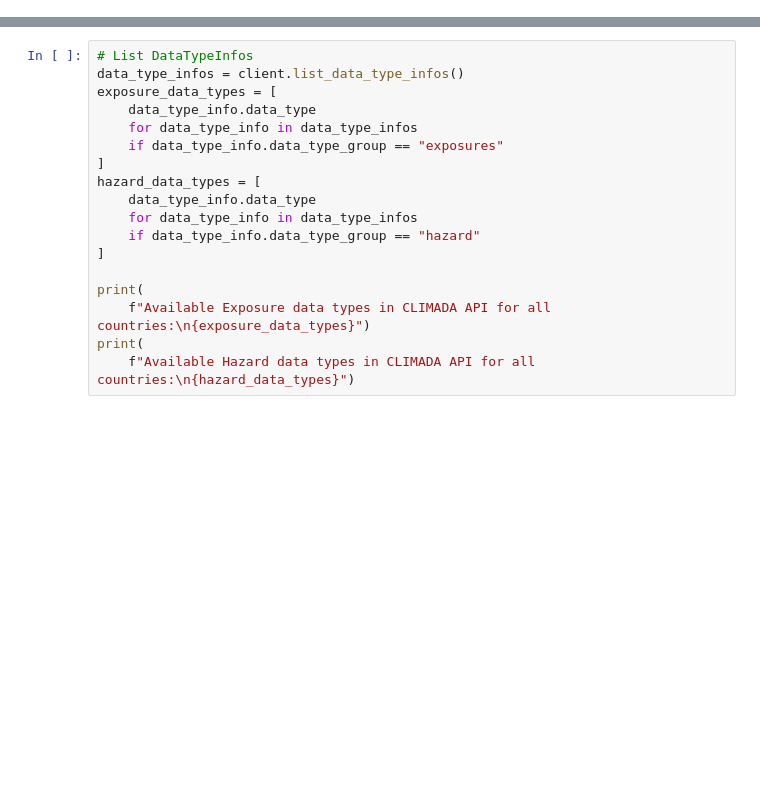
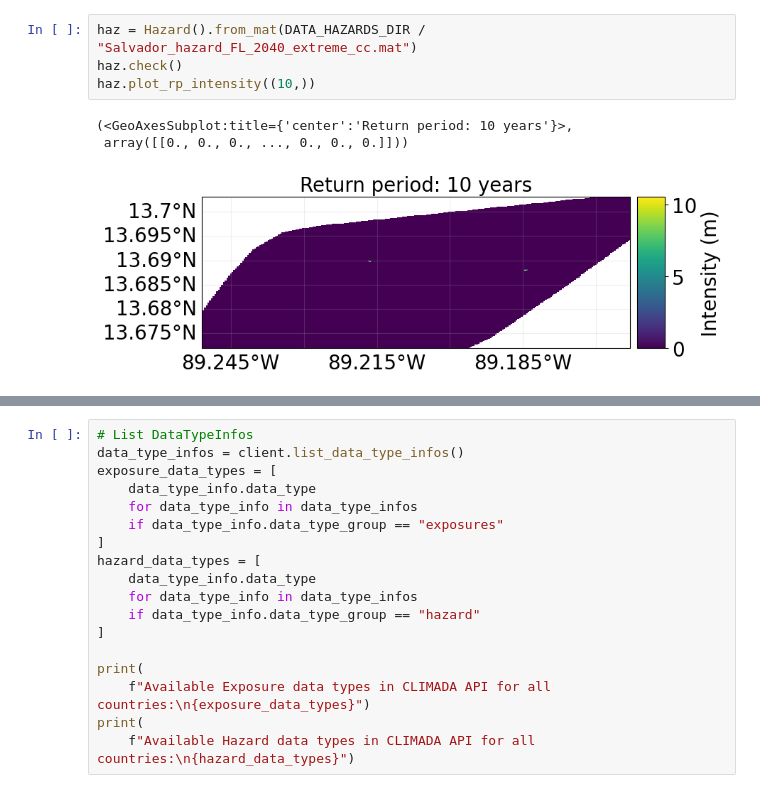
Before and after one commit to gkalomalos/ERA_projects_SWORD, a Jupyter notebook: backend/dev.ipynb, the cells around one changed output, grey strips where cells are left out. Drawn from its saved outputs; the diff is of its cells as text; blank space fills up the shorter version.

```diff
--- a/backend/dev.ipynb
+++ b/backend/dev.ipynb
@@ -47,3 +50,11 @@ time_horizon = "2030_2050"  # Available time horizons for Egypt/Thailand: ['2030
 annual_growth = 1.01
 
 client = Client()
+# %%
+haz = Hazard().from_mat(DATA_HAZARDS_DIR / "Salvador_hazard_FL_2040_extreme_cc.mat")
+haz.check()
+haz.plot_rp_intensity((10,))
+# %% [output]
+(<GeoAxesSubplot:title={'center':'Return period: 10 years'}>,
+ array([[0., 0., 0., ..., 0., 0., 0.]]))
+[figure, added]
```
Also changed, not shown: parts of 16 cells of this notebook, 1 other file.
